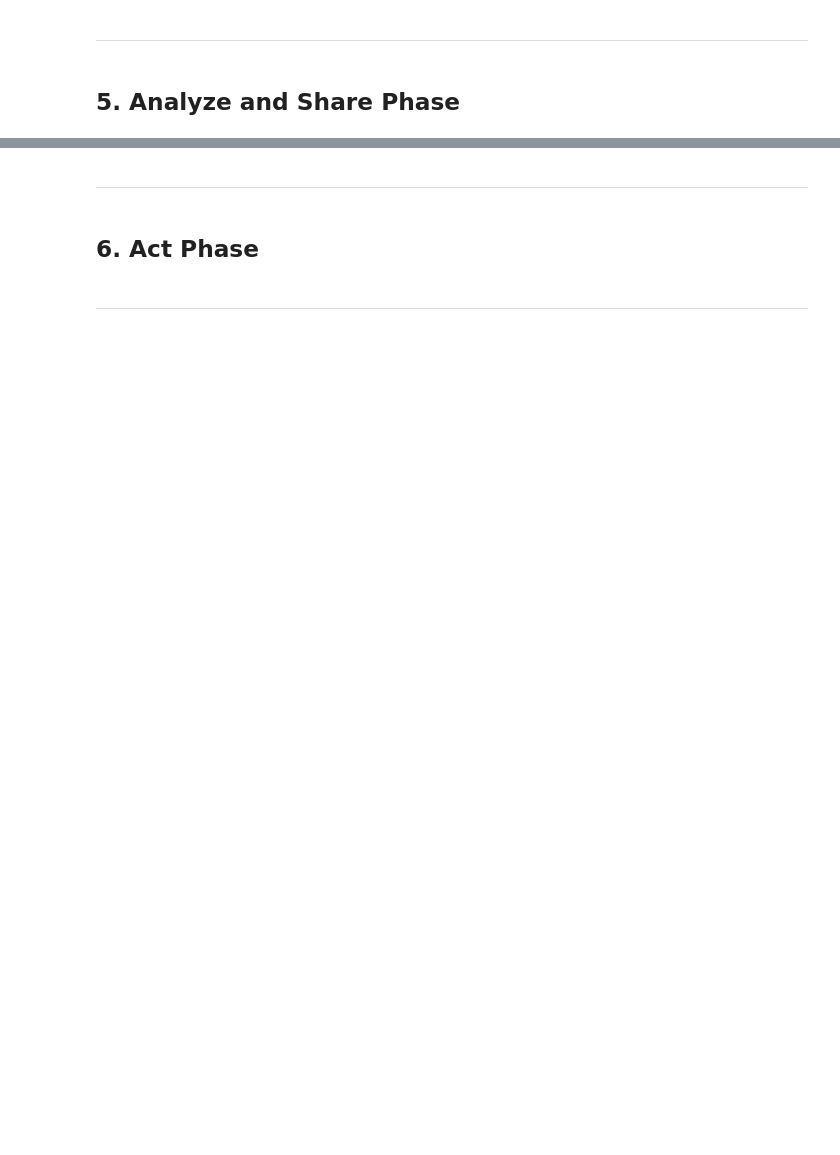
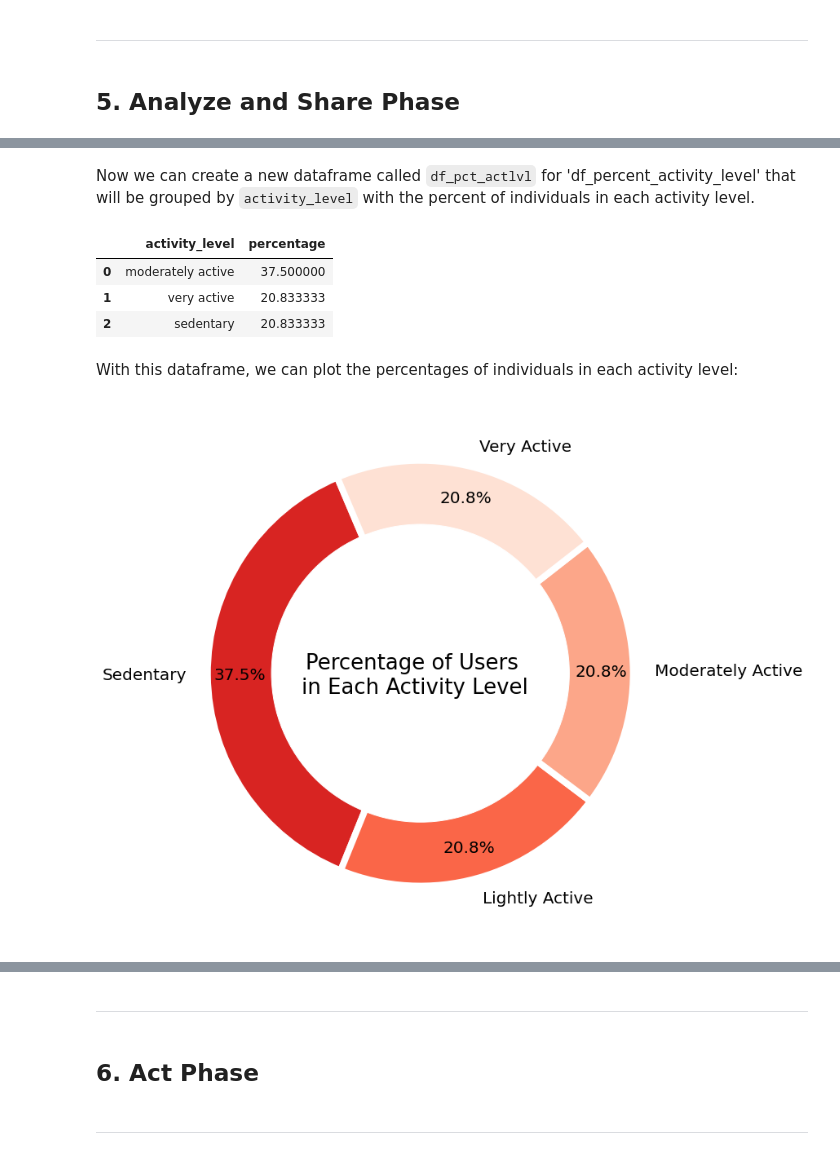
Before and after one commit to fahm1/portfolio, a Jupyter notebook: portfolio-book/_build/jupyter_execute/bellabeat_case_study/bellabeat_analysis.ipynb, the cells around one changed output, grey strips where cells are left out. Cells and saved outputs as stored; diff of their text form; code cells hidden in the pictures; blank space fills up the shorter version.

````diff
--- a/portfolio-book/_build/jupyter_execute/bellabeat_case_study/bellabeat_analysis.ipynb
+++ b/portfolio-book/_build/jupyter_execute/bellabeat_case_study/bellabeat_analysis.ipynb
@@ -460,0 +580,2 @@ text
+# %%
+df_avg_actslp = df_day_activity_sleep.copy().groupby(by='id').mean().reset_index()
@@ -460,0 +591,9 @@ text
+# %%
+conditions = [df_avg_actslp.TotalSteps < 5000,
+              (df_avg_actslp.TotalSteps >= 5000) & (df_avg_actslp.TotalSteps < 7499),
+              (df_avg_actslp.TotalSteps >= 7500) & (df_avg_actslp.TotalSteps < 9999),
+              (df_avg_actslp.TotalSteps >= 10_000)
+             ]
+choices = ['sedentary', 'lightly active', 'moderately active', 'very active']
+
+df_avg_actslp['activity_level'] = np.select(conditions, choices, default=np.nan)
@@ -460,0 +617,34 @@ text
+# %% [markdown]
+Now we can create a new dataframe called ```df_pct_actlvl``` for 'df_percent_activity_level' that will be grouped by ```activity_level``` with the percent of individuals in each activity level.
+# %%
+df_pct_actlvl = df_avg_actslp.activity_level.value_counts(normalize=True).reset_index()
+# %%
+df_pct_actlvl.rename(columns={'index': 'activity_level', 'activity_level': 'percentage'}, inplace=True)
+df_pct_actlvl.percentage *= 100
+# %%
+df_pct_actlvl.head(3)
+# %% [output]
+|  | activity_level | percentage |
+| 0 | moderately active | 37.500000 |
+| 1 | very active | 20.833333 |
+| 2 | sedentary | 20.833333 |
+# %% [markdown]
+With this dataframe, we can plot the percentages of individuals in each activity level:
+# %%
+fig, ax = plt.subplots(figsize=(12,12), facecolor='w')
+plt.rcParams.update({'font.size': 20})
+labels = ['Sedentary', 'Lightly Active', 'Moderately Active', 'Very Active']
+
+plt.pie(
+        df_pct_actlvl.percentage, labels=labels,  startangle=113,
+        autopct='%1.1f%%', pctdistance=0.85, colors=plt.cm.Reds_r(np.arange(75, 226, 50)),
+        wedgeprops={'linewidth': 8, 'edgecolor': 'white'}
+        )
+ax.add_artist(plt.Circle((0,0), 0.7, color='white'))
+
+fig.suptitle('Percentage of Users \nin Each Activity Level',
+             x=0.505, y=0.5, fontsize=26, ha='center', va='center')
+
+plt.show()
+# %% [output]
+[figure, added]
````
Also changed, not shown: parts of 86 cells of this notebook, 48 other files.
